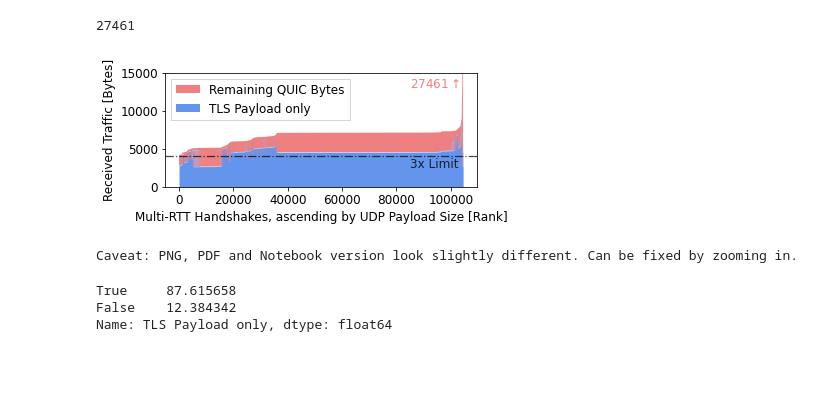
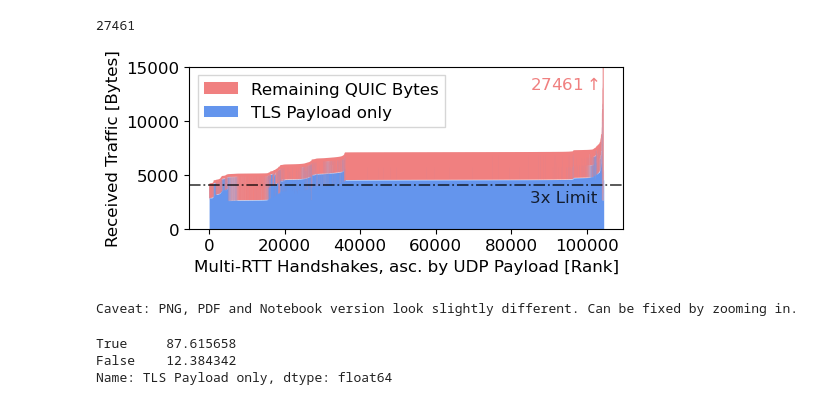
Before and after one commit to ilabrg/artifacts-conext22-quic-tls, a Jupyter notebook: code/03-Section-4.2-Impact-TLS-Certs.ipynb, the cells around one changed output. Drawn from its saved outputs; the diff is of its cells as text; code cells hidden in the pictures; blank space fills up the shorter version.

```diff
--- a/code/03-Section-4.2-Impact-TLS-Certs.ipynb
+++ b/code/03-Section-4.2-Impact-TLS-Certs.ipynb
@@ -5,6 +5,7 @@ import numpy as np
 import pandas as pd
 import matplotlib
 matplotlib.rcParams['pdf.fonttype'] = 42
+matplotlib.rcParams['ps.fonttype'] = 42
 import matplotlib.pyplot as plt
 plt.rcParams.update({'font.size': 12})
 from matplotlib.ticker import MultipleLocator
@@ -90,30 +91,30 @@ df_mrtt["recv_udp_payload"].max()
 # %%
 ax = tmp[["TLS Payload only","Remaining QUIC Bytes"]].plot.area(
             color=["cornflowerblue","lightcoral"],
             figsize=(8*0.7,3*0.7), linewidth=0.01)
 
 ax.axhline(best_initial*3, c="black", linestyle="-.", alpha=0.7, linewidth=1.3)
 ax.text(85000, 2500, "3x Limit", c="black", alpha=0.8)
 ax.text(85000, 13000, r"27461$\uparrow$", c="lightcoral")
 
-ax.set_xlabel(f"Multi-RTT Handshakes, ascending by UDP Payload Size [Rank]")
+ax.set_xlabel(f"Multi-RTT Handshakes, asc. by UDP Payload [Rank]")
 ax.set_ylabel("Received Traffic [Bytes]")
 ax.yaxis.set_minor_locator(MultipleLocator(5000))
 ax.set_ylim(0,15000)
 
 handles, labels = ax.get_legend_handles_labels()
 ax.legend(reversed(handles), reversed(labels), loc="upper left",
           ncol=1, fancybox=False, shadow=False,)
 
 fig = ax.get_figure()
 fig.savefig(f"./plots/area_multipe_rtt_udp_tls_bytes.pdf", bbox_inches='tight')
 fig.savefig(f"./plots/area_multipe_rtt_udp_tls_bytes.png", bbox_inches='tight', dpi=200)
 plt.show()
 plt.close(fig)
 
 print("Caveat: PNG, PDF and Notebook version look slightly different. Can be fixed by zooming in.")
 # %% [output]
-[figure, old version]
+[figure, new version]
 Caveat: PNG, PDF and Notebook version look slightly different. Can be fixed by zooming in.
 # %%
 # how often does the TLS payload alone exceed the 3x limit?
```
Also changed, not shown: parts of 2 cells of this notebook, 15 other files.
